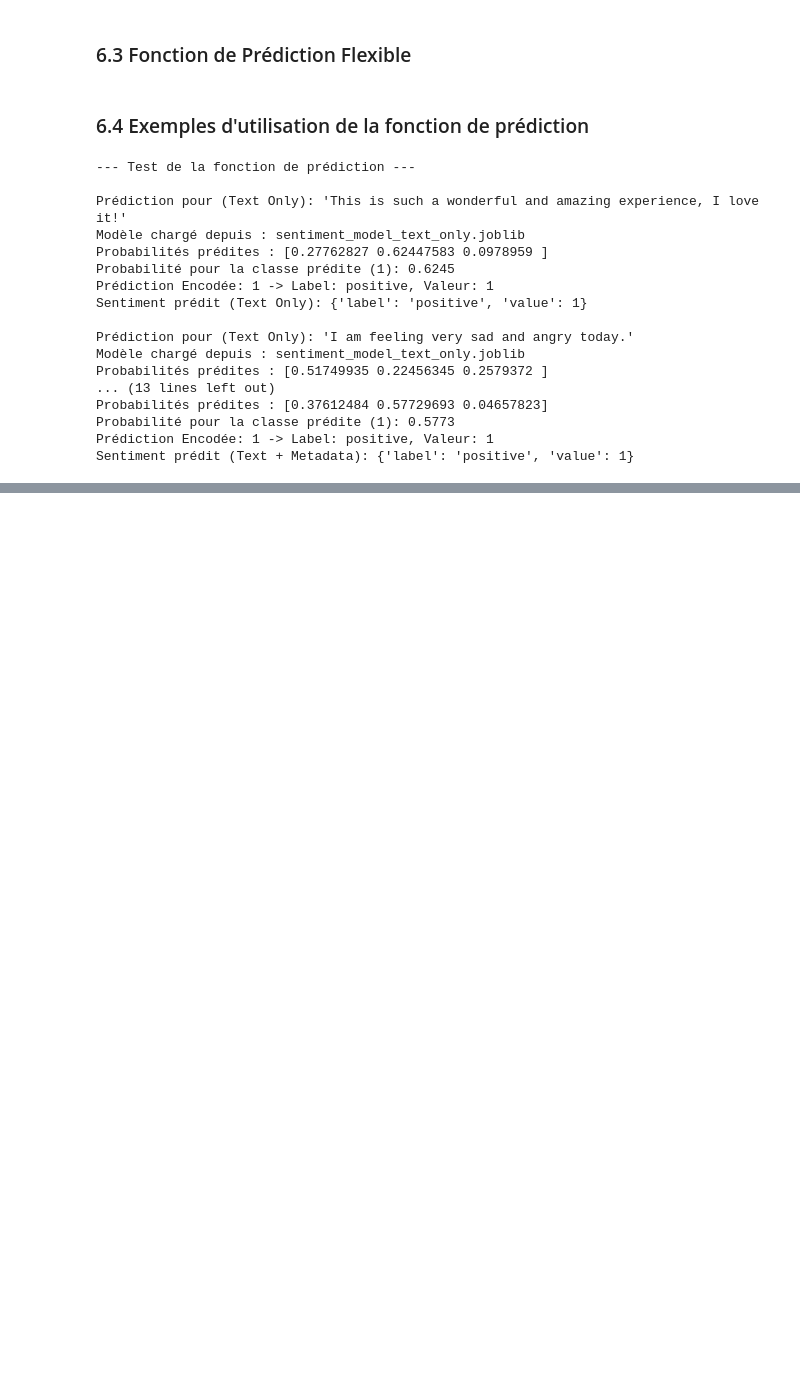
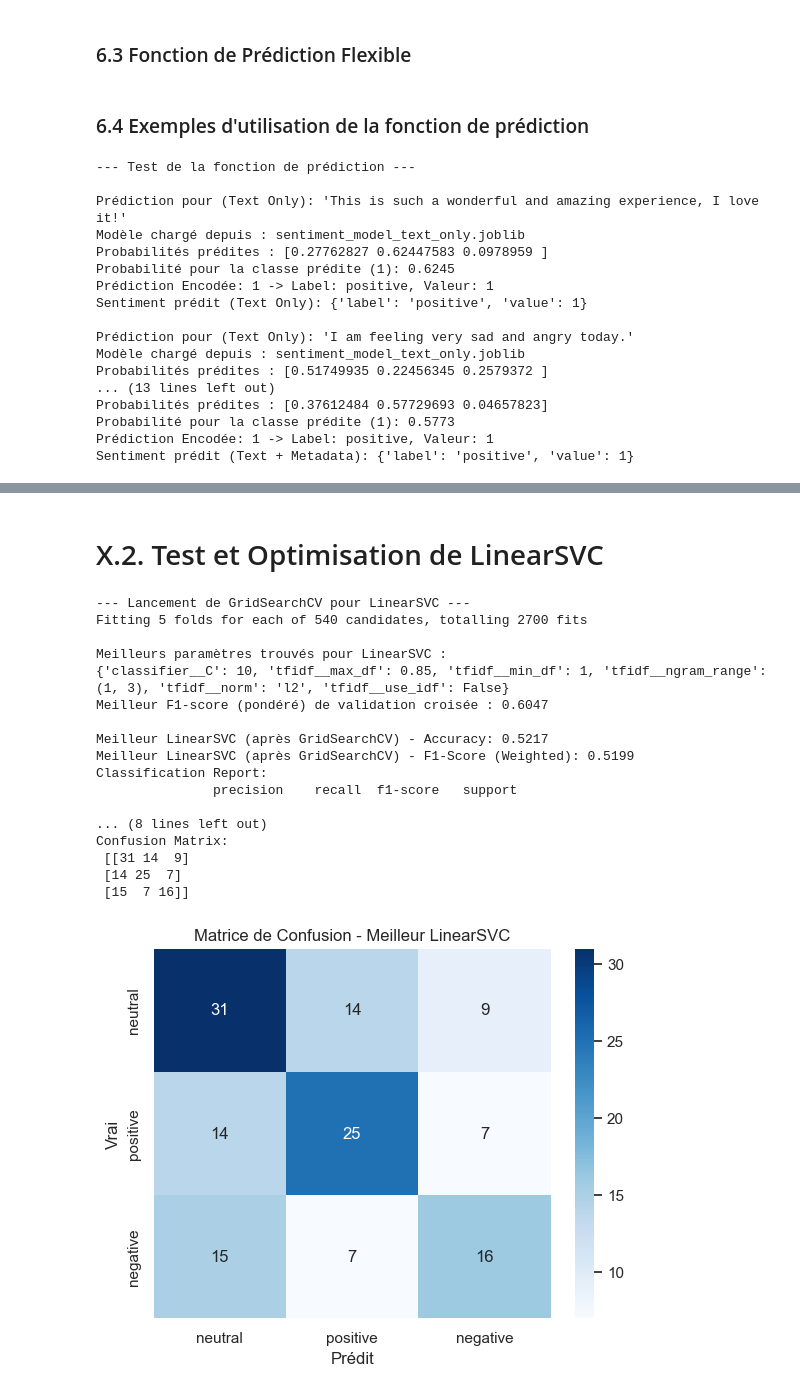
Before and after one commit to INFO-DECISIO/Projet-Info-Descisionelle, a Jupyter notebook: Training/Training.ipynb, the cells around one changed output, grey strips where cells are left out. Cells and saved outputs as stored; diff of their text form; code cells hidden in the pictures; blank space fills up the shorter version.

```diff
--- a/Training/Training.ipynb
+++ b/Training/Training.ipynb
@@ -1223,0 +1432,75 @@ Sentiment prédit (Text + Metadata): {'label': 'positive', 'value': 1}
+# %% [markdown]
+# X.2. Test et Optimisation de LinearSVC
+# %%
+# X.2. Test et Optimisation de LinearSVC
+
+pipeline_svc_gs = Pipeline([
+    ('tfidf', TfidfVectorizer()), # On optimisera aussi ses paramètres
+    ('classifier', SVC(kernel='linear', probability=True, random_state=SEED))
+])
+
+parameters_svc = {
+    'tfidf__ngram_range': [(1, 1), (1, 2), (1,3)], # Tester aussi trigrammes
+    'tfidf__min_df': [1, 2, 3],
+    'tfidf__max_df': [0.85, 0.9, 0.95],
+    'tfidf__use_idf': (True, False),
+    'tfidf__norm': ('l1', 'l2'),
+    'classifier__C': [0.1, 0.5, 1, 5, 10] # Paramètre de régularisation pour SVC
+}
+
+grid_search_svc = GridSearchCV(pipeline_svc_gs, parameters_svc, cv=5,
+                               scoring=make_scorer(f1_score, average='weighted'),
+                               n_jobs=-1, verbose=1)
+
+print(f"\n--- Lancement de GridSearchCV pour LinearSVC ---")
+# Utiliser le même current_best_text_train que pour MNB (lemmatisé ou stemmatisé)
+grid_search_svc.fit(current_best_text_train, y_train)
+
+print("\nMeilleurs paramètres trouvés pour LinearSVC :")
+print(grid_search_svc.best_params_)
+print(f"Meilleur F1-score (pondéré) de validation croisée : {grid_search_svc.best_score_:.4f}")
+
+best_svc_pipeline = grid_search_svc.best_estimator_
+y_pred_best_svc = best_svc_pipeline.predict(current_best_text_test)
+
+accuracy_best_svc = accuracy_score(y_test, y_pred_best_svc)
+f1_best_svc = f1_score(y_test, y_pred_best_svc, average='weighted')
+report_best_svc = classification_report(y_test, y_pred_best_svc, target_names=['neutral (0)', 'positive (1)', 'negative (2)'])
+cm_best_svc = confusion_matrix(y_test, y_pred_best_svc)
+
+print(f"\nMeilleur LinearSVC (après GridSearchCV) - Accuracy: {accuracy_best_svc:.4f}")
+print(f"Meilleur LinearSVC (après GridSearchCV) - F1-Score (Weighted): {f1_best_svc:.4f}")
+print("Classification Report:\n", report_best_svc)
+print("Confusion Matrix:\n", cm_best_svc)
+sns.heatmap(cm_best_svc, annot=True, fmt='d', cmap='Blues', xticklabels=['neutral', 'positive', 'negative'], yticklabels=['neutral', 'positive', 'negative'])
+plt.title('Matrice de Confusion - Meilleur LinearSVC')
+plt.xlabel('Prédit')
+plt.ylabel('Vrai')
+plt.show()
+
+results_text_only['LinearSVC Optimized'] = {
+    'model': best_svc_pipeline,
+    'accuracy': accuracy_best_svc,
+    'f1_weighted': f1_best_svc,
+    'report': report_best_svc,
+    'confusion_matrix': cm_best_svc
+}
+# %% [output]
+--- Lancement de GridSearchCV pour LinearSVC ---
+Fitting 5 folds for each of 540 candidates, totalling 2700 fits
+
+Meilleurs paramètres trouvés pour LinearSVC :
+{'classifier__C': 10, 'tfidf__max_df': 0.85, 'tfidf__min_df': 1, 'tfidf__ngram_range': (1, 3), 'tfidf__norm': 'l2', 'tfidf__use_idf': False}
+Meilleur F1-score (pondéré) de validation croisée : 0.6047
+
+Meilleur LinearSVC (après GridSearchCV) - Accuracy: 0.5217
+Meilleur LinearSVC (après GridSearchCV) - F1-Score (Weighted): 0.5199
+Classification Report:
+               precision    recall  f1-score   support
+
+... (8 lines left out)
+Confusion Matrix:
+ [[31 14  9]
+ [14 25  7]
+ [15  7 16]]
+[figure, added]
```
Also changed, not shown: parts of 15 cells of this notebook.
